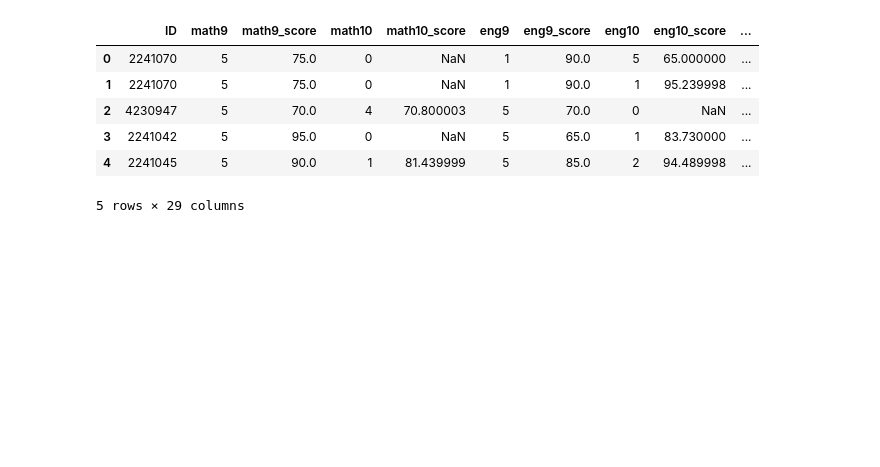
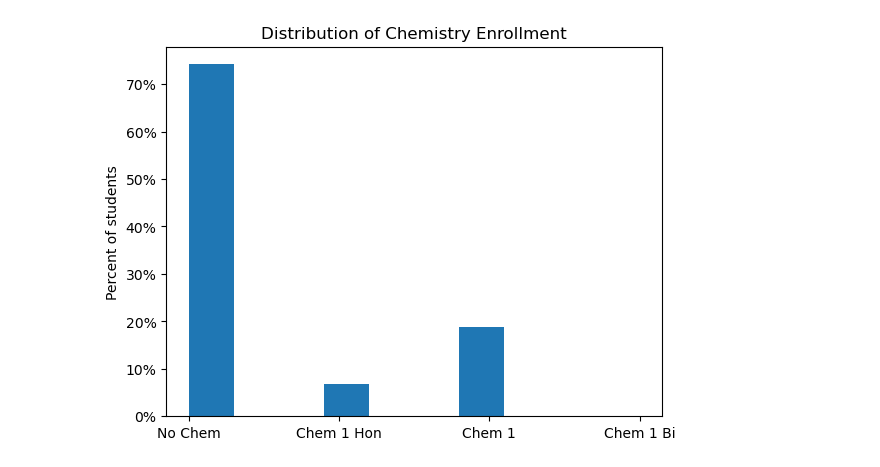
Before and after one commit to michaelzwartz/Science-Elective-Enrollment, a Jupyter notebook: Analysis.ipynb, the cells around one changed output. Cells and saved outputs as stored; diff of their text form; code cells hidden in the pictures; blank space fills up the shorter version.

```diff
--- a/Analysis.ipynb
+++ b/Analysis.ipynb
@@ -2,14 +2,16 @@
 import pandas as pd
 import numpy as np
 import matplotlib.pyplot as plt
+from matplotlib.ticker import PercentFormatter
 
+
+#load in cleaned and transformed data file
 df = pd.read_csv("Data\Export\central_dem_grades_clean.csv")
-df.head()
+
+#convert date of birth column from str to datetime type, extract year, drop date column
+df['Date_of_Birth'] = pd.to_datetime(df['Date_of_Birth'], format = '%Y-%m-%d')
+df['Birth_Year'] = df['Date_of_Birth'].dt.year
+df = df.drop('Date_of_Birth', axis = 1)
+
+#show first 5 rows
+#df.head()
-# %% [output]
-|  | ID | math9 | math9_score | math10 | math10_score | eng9 | eng9_score | eng10 | eng10_score | ... |
-| 0 | 2241070 | 5 | 75.0 | 0 | NaN | 1 | 90.0 | 5 | 65.000000 | ... |
-| 1 | 2241070 | 5 | 75.0 | 0 | NaN | 1 | 90.0 | 1 | 95.239998 | ... |
-| 2 | 4230947 | 5 | 70.0 | 4 | 70.800003 | 5 | 70.0 | 0 | NaN | ... |
-| 3 | 2241042 | 5 | 95.0 | 0 | NaN | 5 | 65.0 | 1 | 83.730000 | ... |
-| 4 | 2241045 | 5 | 90.0 | 1 | 81.439999 | 5 | 85.0 | 2 | 94.489998 | ... |
-5 rows × 29 columns
@@ -33,0 +18,14 @@ new_df = new_df.set_index('ID')
+# %%
+chem_enroll = df['chem11'].replace({0: 'No Chem',  1: "Chem 1", 2: "Chem 1 Hon", 5: "Chem 1 Bi"})
+chem_enroll
+
+plt.hist(chem_enroll, weights=np.ones(len(chem_enroll)) / len(chem_enroll))
+
+plt.gca().yaxis.set_major_formatter(PercentFormatter(1))
+
+plt.title("Distribution of Chemistry Enrollment")
+plt.ylabel("Percent of students")
+
+plt.show()
+# %% [output]
+[figure, added]
```
Also changed, not shown: parts of 7 cells of this notebook.
